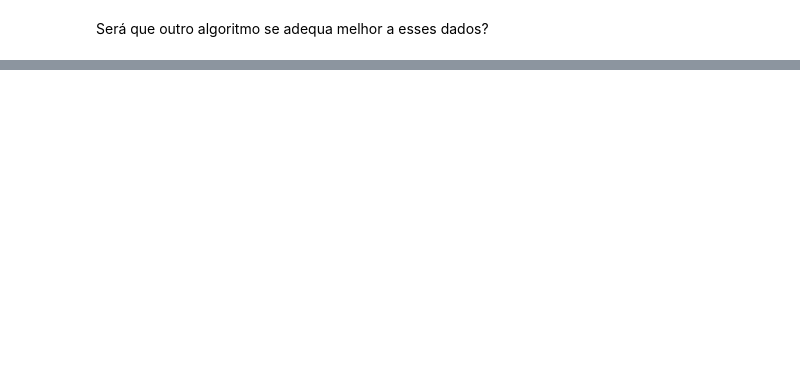
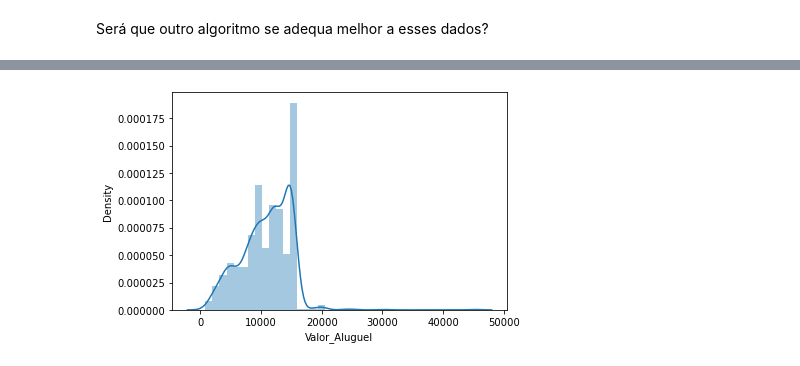
Before and after one commit to Eduu1/Portf-lio-Data-Science, a Jupyter notebook: Projeto-/Projeto - Houses_to_rent.ipynb, the cells around one changed output, grey strips where cells are left out. Drawn from its saved outputs; the diff is of its cells as text; code cells hidden in the pictures; blank space fills up the shorter version.

```diff
--- a/Projeto-/Projeto - Houses_to_rent.ipynb
+++ b/Projeto-/Projeto - Houses_to_rent.ipynb
@@ -432,0 +460,8 @@ Será que outro algoritmo se adequa melhor a esses dados?
+# %%
+outliers1 = []
+for i in range(len(previsão)):
+    if previsão1[i] == 1:
+        outliers1.append(i)
+# %%
+lista_outliers1 = dados_copia.iloc[outliers1, :]
+lista_outliers1
@@ -432,0 +482,5 @@ Será que outro algoritmo se adequa melhor a esses dados?
+# %%
+sns.distplot(lista_outliers1['Valor_Aluguel'], kde = True)
+plt.show()
+# %% [output]
+[figure, added]
```
Also changed, not shown: parts of 13 cells of this notebook.
